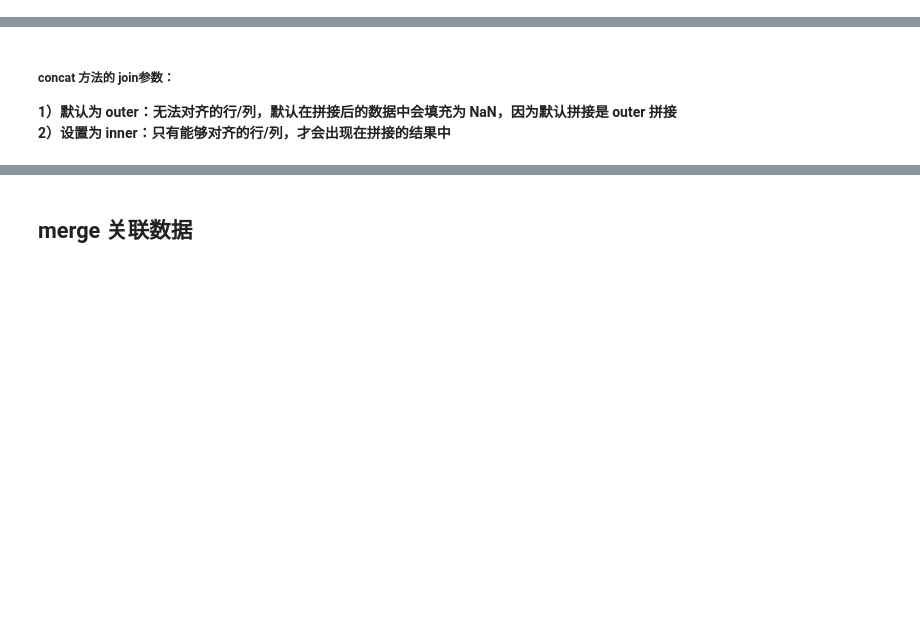
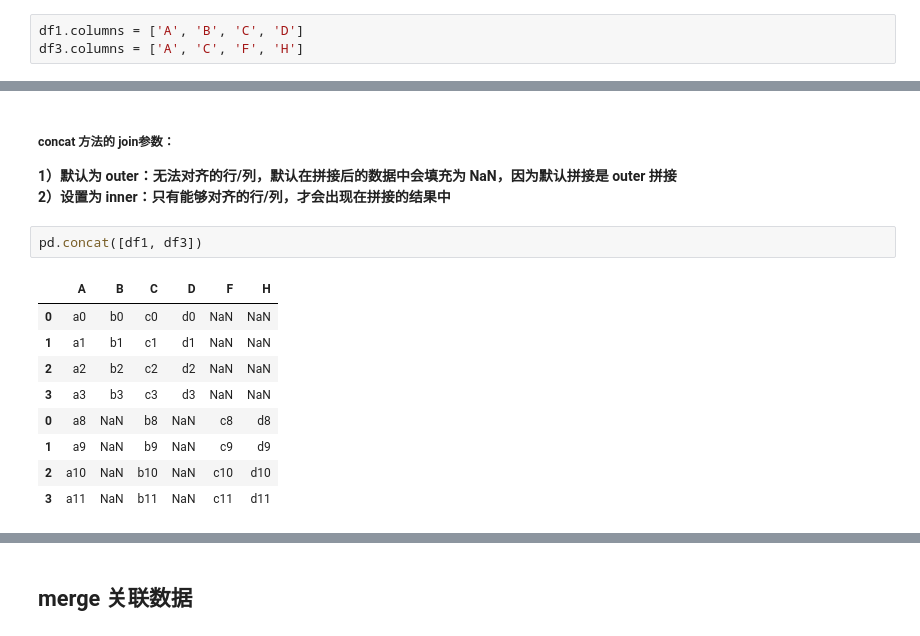
Before and after one commit to JohnChow96927/python-bigdata, a Jupyter notebook: Pandas/day3_220121_数据清洗&数据组合与分组/04-Pandas数据整合.ipynb, the cells around one changed output, grey strips where cells are left out. Drawn from its saved outputs; the diff is of its cells as text; blank space fills up the shorter version.

```diff
--- a/Pandas/day3_220121_数据清洗&数据组合与分组/04-Pandas数据整合.ipynb
+++ b/Pandas/day3_220121_数据清洗&数据组合与分组/04-Pandas数据整合.ipynb
@@ -147,0 +164,3 @@ pd.concat([df1, new_series], axis=1)
+# %%
+df1.columns = ['A', 'B', 'C', 'D']
+df3.columns = ['A', 'C', 'F', 'H']
@@ -149,3 +184,15 @@ pd.concat([df1, new_series], axis=1)
 ##### concat 方法的 join参数：
 **1）默认为 outer：无法对齐的行/列，默认在拼接后的数据中会填充为 NaN，因为默认拼接是 outer 拼接**<br/>
 **2）设置为 inner：只有能够对齐的行/列，才会出现在拼接的结果中**
+# %%
+pd.concat([df1, df3])
+# %% [output]
+|  | A | B | C | D | F | H |
+| 0 | a0 | b0 | c0 | d0 | NaN | NaN |
+| 1 | a1 | b1 | c1 | d1 | NaN | NaN |
+| 2 | a2 | b2 | c2 | d2 | NaN | NaN |
+| 3 | a3 | b3 | c3 | d3 | NaN | NaN |
+| 0 | a8 | NaN | b8 | NaN | c8 | d8 |
+| 1 | a9 | NaN | b9 | NaN | c9 | d9 |
+| 2 | a10 | NaN | b10 | NaN | c10 | d10 |
+| 3 | a11 | NaN | b11 | NaN | c11 | d11 |
```
Also changed, not shown: parts of 16 cells of this notebook, 10 other files.
